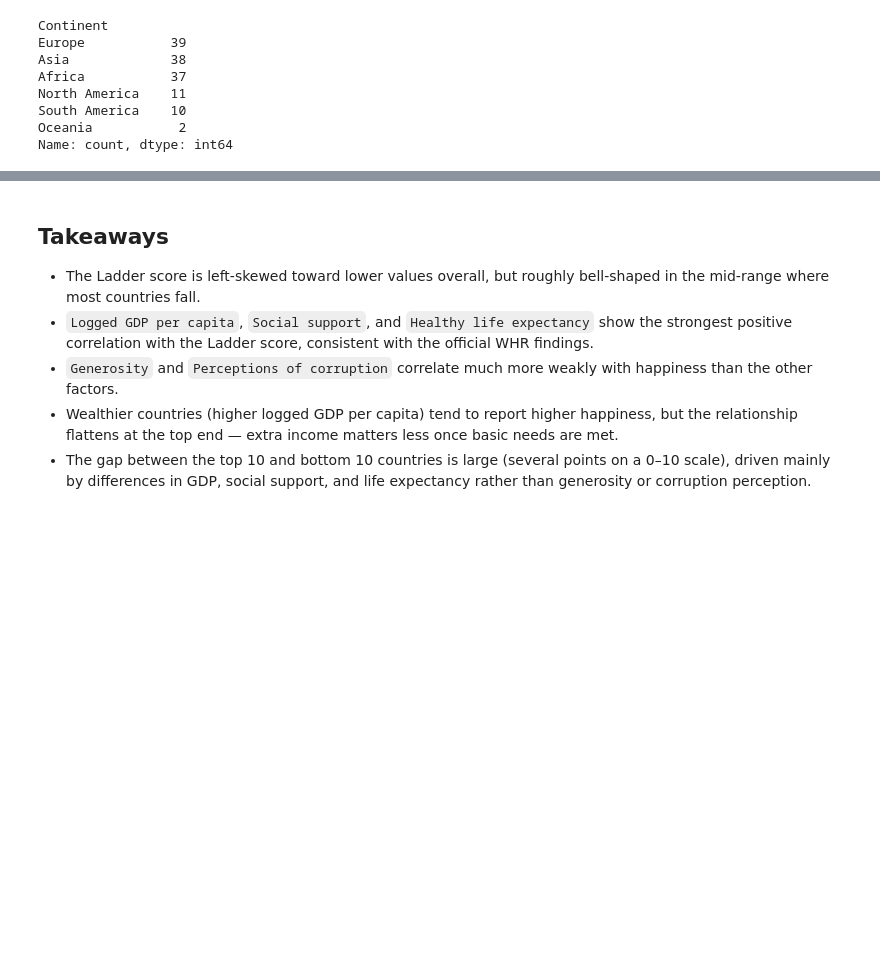
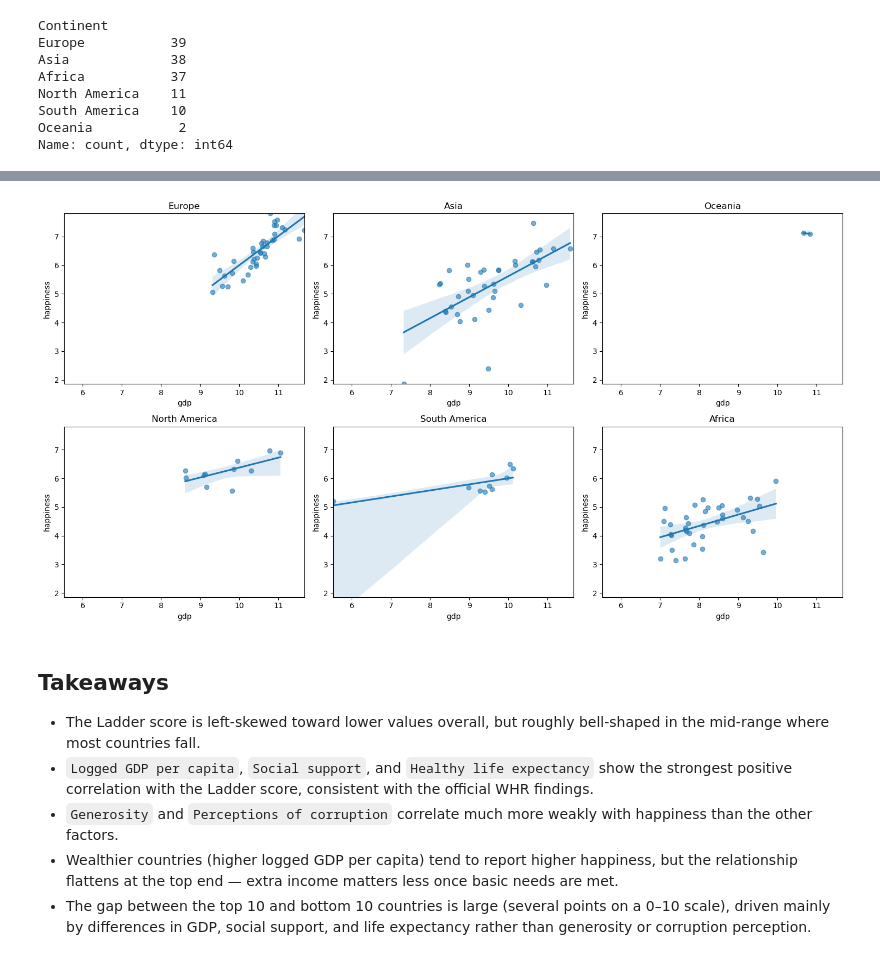
Before and after one commit to kaleb-asefa/EDA-and-regression, a Jupyter notebook: main.ipynb, the cells around one changed output, grey strips where cells are left out. Drawn from its saved outputs; the diff is of its cells as text; code cells hidden in the pictures; blank space fills up the shorter version.

Commit message:
feat: add column renaming and OLS regression analysis to notebook

```diff
--- a/main.ipynb
+++ b/main.ipynb
@@ -37,5 +38,12 @@ import seaborn as sns
 # %%
 data = pd.read_csv('WHR2023.csv')
+# %%
+data = data.rename(columns={
+    'Logged GDP per capita': 'gdp',
+    'Social support': 'social_support',
+    'Healthy life expectancy': 'life_expectancy',
+    'Ladder score': 'happiness',
+})
 # %%
 
 data
@@ -215,0 +269,3 @@ Name: count, dtype: int64
+# %%
+data['group'] = data['Continent'].astype('category').cat.codes
+data
@@ -216,3 +286,14 @@ Name: count, dtype: int64
+# %%
+fig, axes = plt.subplots(2, 3, figsize=(15, 8))
+axes = axes.flatten()
+for ax, continent in zip(axes, data['Continent'].unique()):
+    subset = data[data['Continent'] == continent]
+    sns.regplot(data=subset, x='gdp', y='happiness', ax=ax, scatter_kws={'alpha':0.6})
+    ax.set_title(continent)
+    ax.set(xlim=(data['gdp'].min(), data['gdp'].max()), ylim=(data['happiness'].min(), data['happiness'].max()))
+fig.tight_layout()
+# %% [output]
+[figure, added]
 # %% [markdown]
 ## Takeaways
 
```
Also changed, not shown: parts of 4 cells of this notebook.
